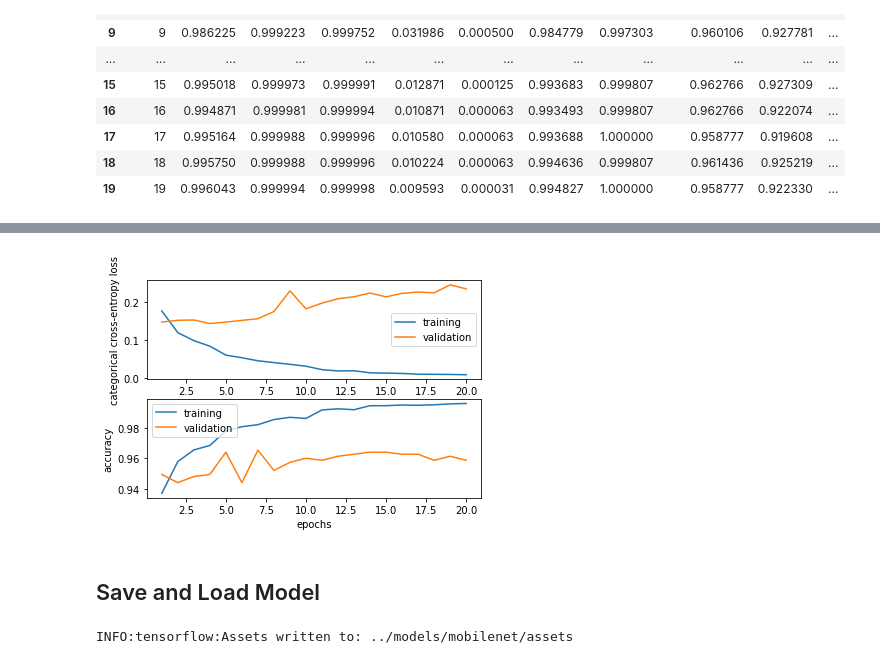
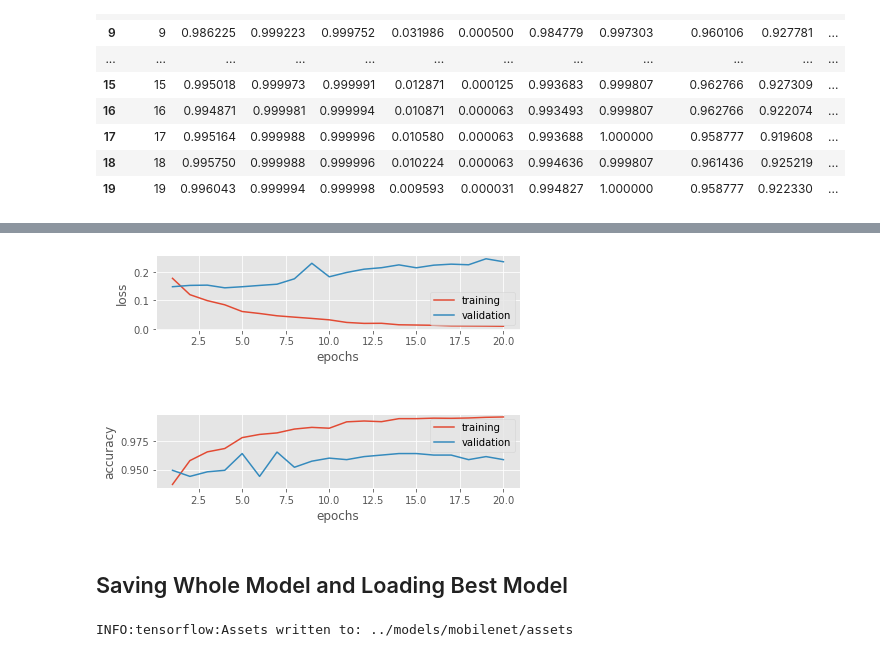
Before and after one commit to datascisteven/Melanoma-Image-Classification, a Jupyter notebook: notebooks/flutter.ipynb, the cells around one changed output, grey strips where cells are left out. Saved outputs shown, nothing was run; the diff lists cells and outputs as text; code cells hidden in the pictures.

```diff
--- a/notebooks/flutter.ipynb
+++ b/notebooks/flutter.ipynb
@@ -195,8 +205,8 @@ hist_df
 # %%
 # visualization for loss and accuracy
-train_val_metrics(20, history)
+train_val_metrics2(20, history)
 # %% [output]
-[figure, old version]
+[figure, new version]
 # %% [markdown]
-## Save and Load Model
+## Saving Whole Model and Loading Best Model
 # %%
```
Also changed, not shown: parts of 26 cells of this notebook, 8 other files.
